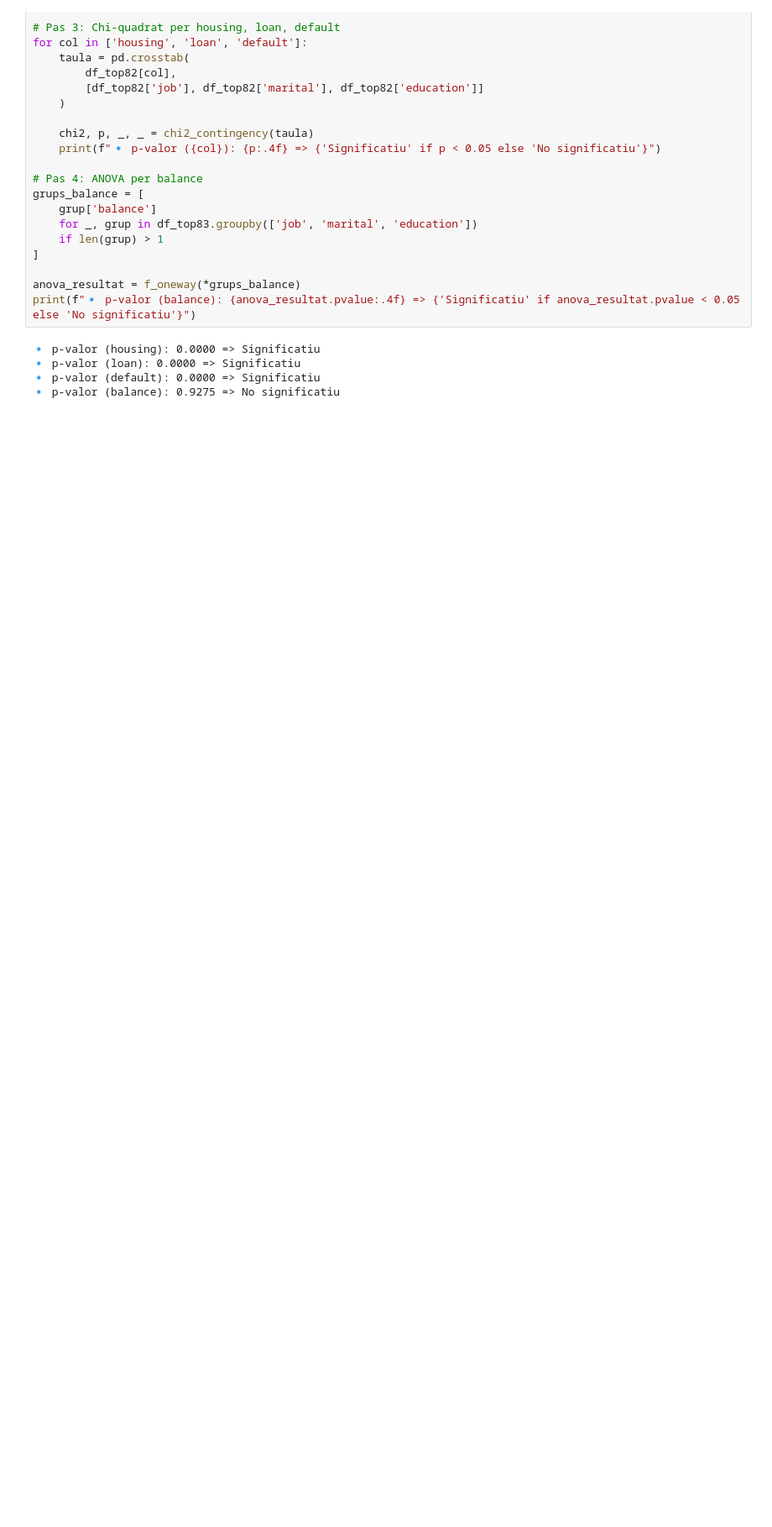
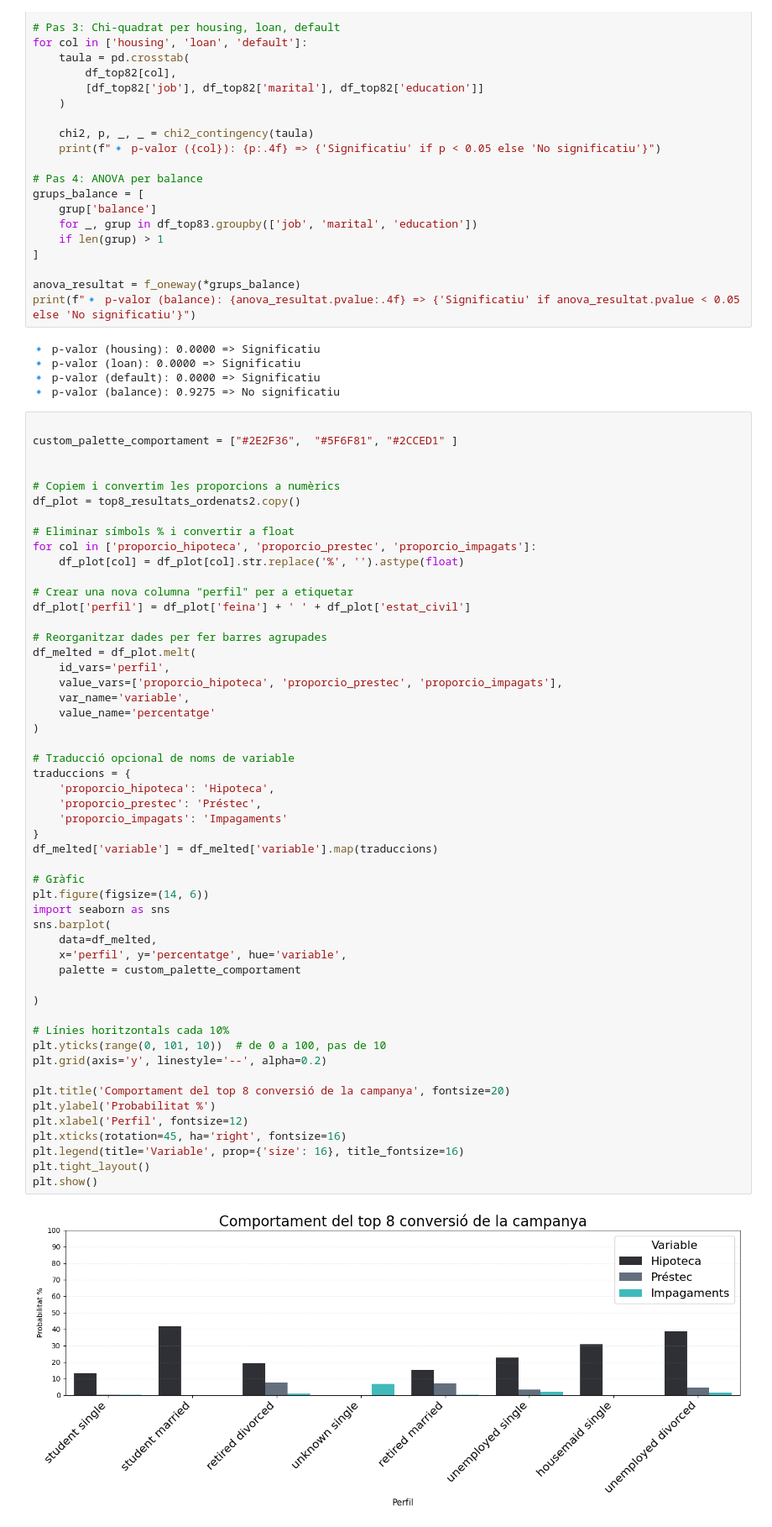
Before and after one commit to MarinaTorba/PersonalDataProrjects, a Jupyter notebook: Equip_9/Scripts/Analisis_Client_250519.ipynb, the cells around one changed output. Shown at 84% size. Saved outputs shown, nothing was run; the diff lists cells and outputs as text; blank space fills up the shorter version.

Commit message:
E9 - client gràfic variables diferencials

```diff
--- a/Equip_9/Scripts/Analisis_Client_250519.ipynb
+++ b/Equip_9/Scripts/Analisis_Client_250519.ipynb
@@ -616,3 +599,57 @@ print(f"🔹 p-valor (balance): {anova_resultat.pvalue:.4f} => {'Significatiu' i
 🔹 p-valor (loan): 0.0000 => Significatiu
 🔹 p-valor (default): 0.0000 => Significatiu
 🔹 p-valor (balance): 0.9275 => No significatiu
+# %%
+
+custom_palette_comportament = ["#2E2F36",  "#5F6F81", "#2CCED1" ]
+
+
+# Copiem i convertim les proporcions a numèrics
+df_plot = top8_resultats_ordenats2.copy()
+
+# Eliminar símbols % i convertir a float
+for col in ['proporcio_hipoteca', 'proporcio_prestec', 'proporcio_impagats']:
+    df_plot[col] = df_plot[col].str.replace('%', '').astype(float)
+
+# Crear una nova columna "perfil" per a etiquetar
+df_plot['perfil'] = df_plot['feina'] + ' ' + df_plot['estat_civil']
+
+# Reorganitzar dades per fer barres agrupades
+df_melted = df_plot.melt(
+    id_vars='perfil',
+    value_vars=['proporcio_hipoteca', 'proporcio_prestec', 'proporcio_impagats'],
+    var_name='variable',
+    value_name='percentatge'
+)
+
+# Traducció opcional de noms de variable
+traduccions = {
+    'proporcio_hipoteca': 'Hipoteca',
+    'proporcio_prestec': 'Préstec',
+    'proporcio_impagats': 'Impagaments'
+}
+df_melted['variable'] = df_melted['variable'].map(traduccions)
+
+# Gràfic
+plt.figure(figsize=(14, 6))
+import seaborn as sns
+sns.barplot(
+    data=df_melted,
+    x='perfil', y='percentatge', hue='variable',
+    palette = custom_palette_comportament
+
+)
+
+# Línies horitzontals cada 10%
+plt.yticks(range(0, 101, 10))  # de 0 a 100, pas de 10
+plt.grid(axis='y', linestyle='--', alpha=0.2)
+
+plt.title('Comportament del top 8 conversió de la campanya', fontsize=20)
+plt.ylabel('Probabilitat %')
+plt.xlabel('Perfil', fontsize=12)
+plt.xticks(rotation=45, ha='right', fontsize=16)
+plt.legend(title='Variable', prop={'size': 16}, title_fontsize=16)
+plt.tight_layout()
+plt.show()
+# %% [output]
+[figure, added]
```
Also changed, not shown: parts of 1 cell of this notebook, 1 other file.
